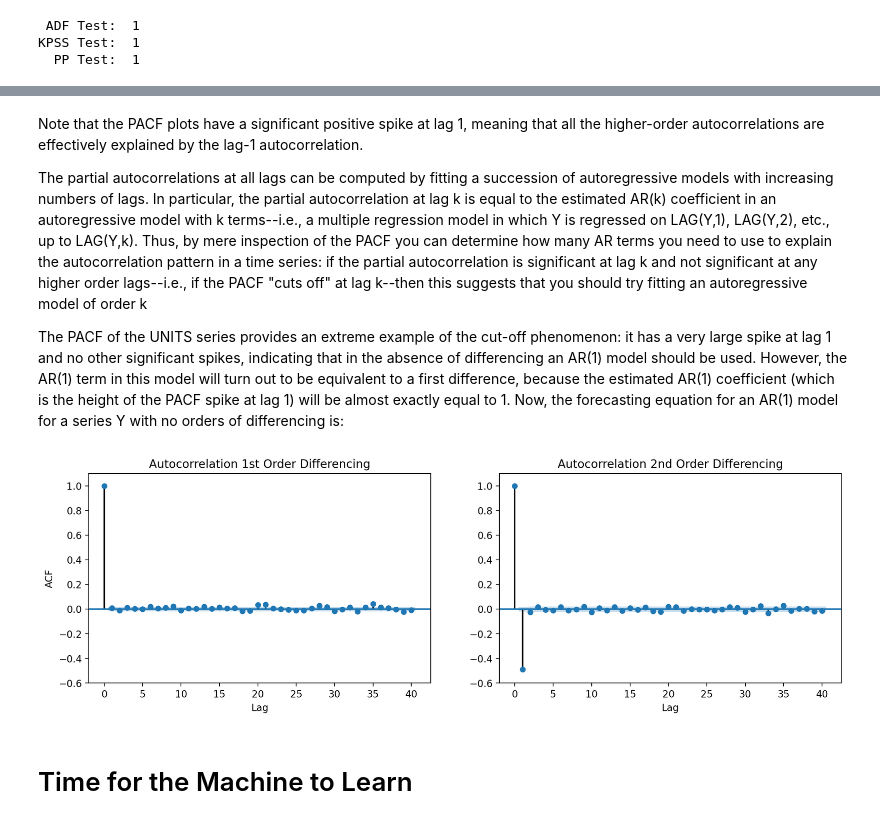
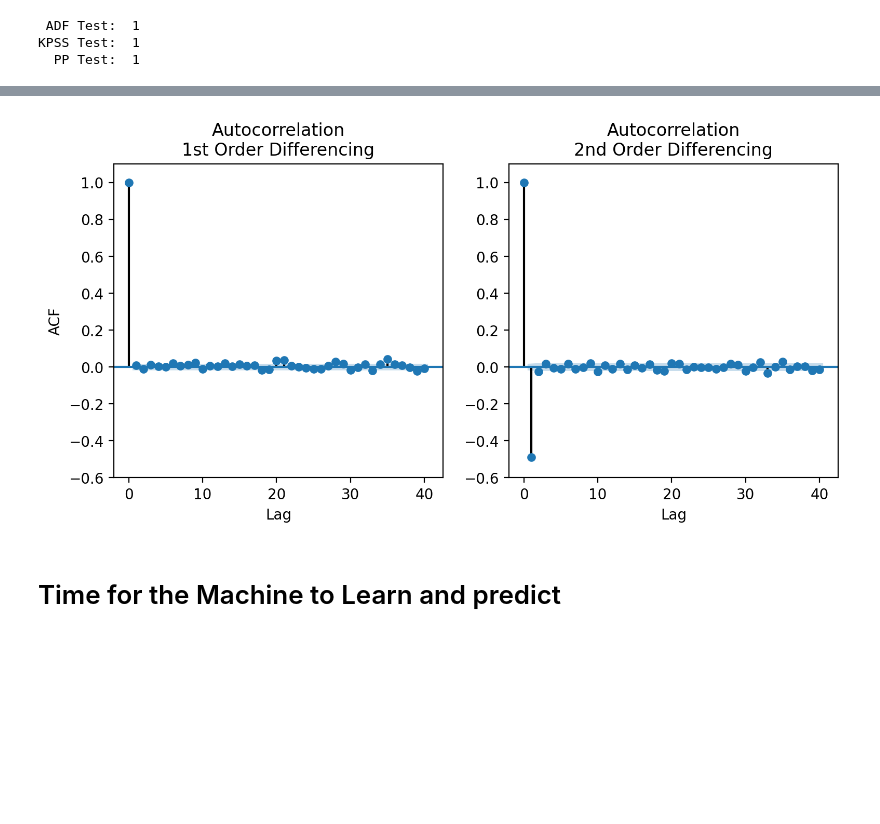
Before and after one commit to marslanahmed/Project2-Predicting-Oil-Prices-using-ARIMA, a Jupyter notebook: project_notebook.ipynb, the cells around one changed output, grey strips where cells are left out. Drawn from its saved outputs; the diff is of its cells as text; code cells hidden in the pictures; blank space fills up the shorter version.

```diff
--- a/project_notebook.ipynb
+++ b/project_notebook.ipynb
@@ -46,6 +5,7 @@ It is the perfect time to implement this algorithm as we don’t expect any more
 """  IMPORTING LIBRARIES  """
 """======================="""
 # Import all necassary libraries used throughout
+import datetime as dt
 import pandas as pd
 pd.set_option('float_format', '{:0.2f}'.format)
 import numpy as np
@@ -57,7 +17,7 @@ warnings.filterwarnings("ignore")
 # Import specific functions
 import matplotlib as mpl
 from matplotlib import pyplot as plt
-fig_width=14
+fig_width=9
 fig_height=4
 mpl.rcParams['figure.dpi']= 200
 mpl.rcParams.update({'figure.figsize':(fig_width,fig_height), 'figure.dpi':200})
@@ -84,4 +44,4 @@ from statsmodels.tsa.arima_model import ARIMA
 
 # Hold the current working directory in a variable
 pwd = os.getcwd()
-print(pwd)
+#print(pwd)
@@ -550,30 +366,24 @@ plt.show()
-# %% [markdown]
-Note that the PACF plots have a significant positive spike at lag 1, meaning that all the higher-order autocorrelations are effectively explained by the lag-1 autocorrelation.
-
-The partial autocorrelations at all lags can be computed by fitting a succession of autoregressive models with increasing numbers of lags. In particular, the partial autocorrelation at lag k is equal to the estimated AR(k) coefficient in an autoregressive model with k terms--i.e., a multiple regression model in which Y is regressed on LAG(Y,1), LAG(Y,2), etc., up to LAG(Y,k). Thus, by mere inspection of the PACF you can determine how many AR terms you need to use to explain the autocorrelation pattern in a time series: if the partial autocorrelation is significant at lag k and not significant at any higher order lags--i.e., if the PACF "cuts off" at lag k--then this suggests that you should try fitting an autoregressive model of order k
-
-The PACF of the UNITS series provides an extreme example of the cut-off phenomenon: it has a very large spike at lag 1 and no other significant spikes, indicating that in the absence of differencing an AR(1) model should be used. However, the AR(1) term in this model will turn out to be equivalent to a first difference, because the estimated AR(1) coefficient (which is the height of the PACF spike at lag 1) will be almost exactly equal to 1. Now, the forecasting equation for an AR(1) model for a series Y with no orders of differencing is:
 # %%
 from statsmodels.graphics.tsaplots import plot_acf
 plt.rcParams.update({'figure.figsize':(fig_width,fig_height), 'figure.dpi':200})
 fig, axes = plt.subplots(1, 2, sharex=True)
 num_lag = 40
 
-plot_acf(daily_series_diff1, lags=num_lag, ax=axes[0], title="Autocorrelation 1st Order Differencing")
-plot_acf(daily_series_diff2, lags=num_lag, ax=axes[1], title="Autocorrelation 2nd Order Differencing")
+plot_acf(daily_series_diff1, lags=num_lag, ax=axes[0], title="Autocorrelation\n1st Order Differencing")
+plot_acf(daily_series_diff2, lags=num_lag, ax=axes[1], title="Autocorrelation\n2nd Order Differencing")
 
 ## Make it look pretty
 axes[0].set_ylabel('ACF')
 axes[0].set_xlabel('Lag')
 axes[1].set_xlabel('Lag')
 axes[0].set_ylim([-.6,1.1])
 axes[1].set_ylim([-.6,1.1])
 
 plt.show()
 # %% [output]
-[figure, old version]
+[figure, new version]
 # %% [markdown]
-# Time for the Machine to Learn
+# Time for the Machine to Learn and predict
 # %%
 import pmdarima as pm
 model = pm.auto_arima(table_daily_prices,
```
Also changed, not shown: parts of 38 cells of this notebook.
